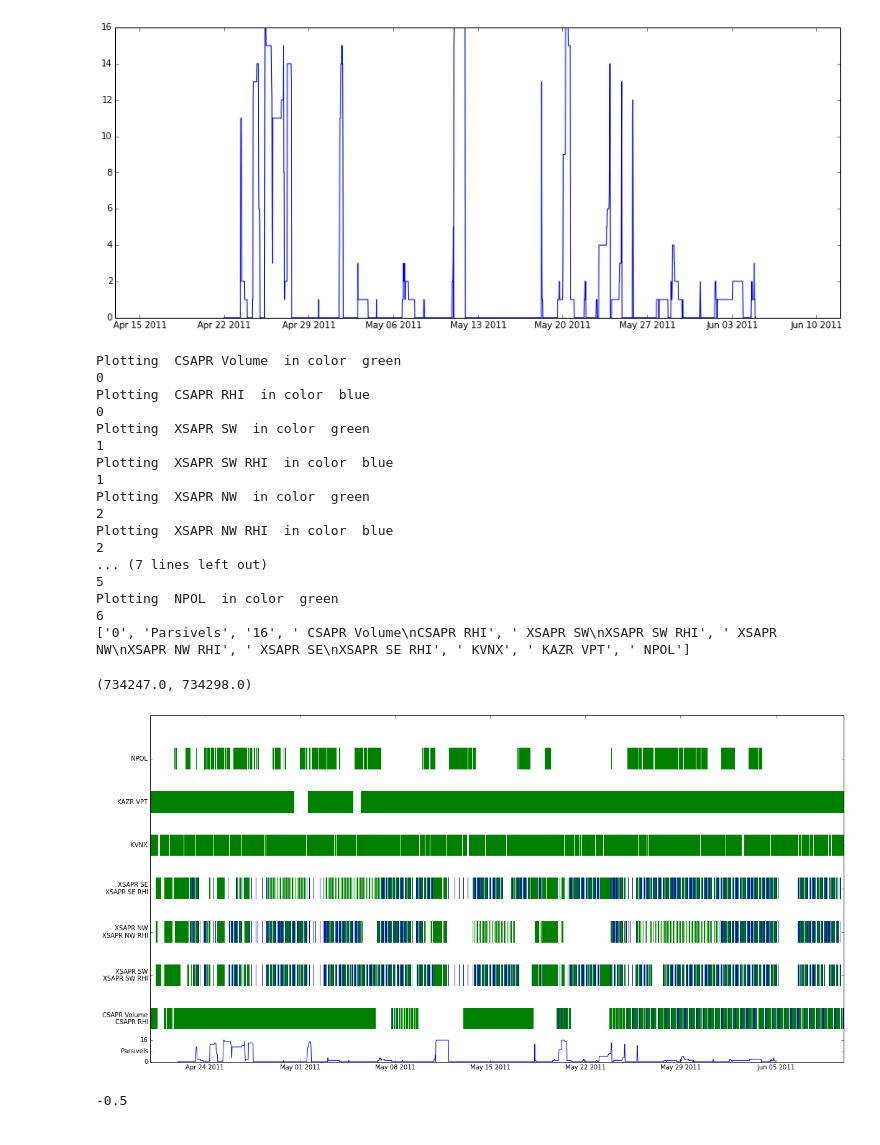
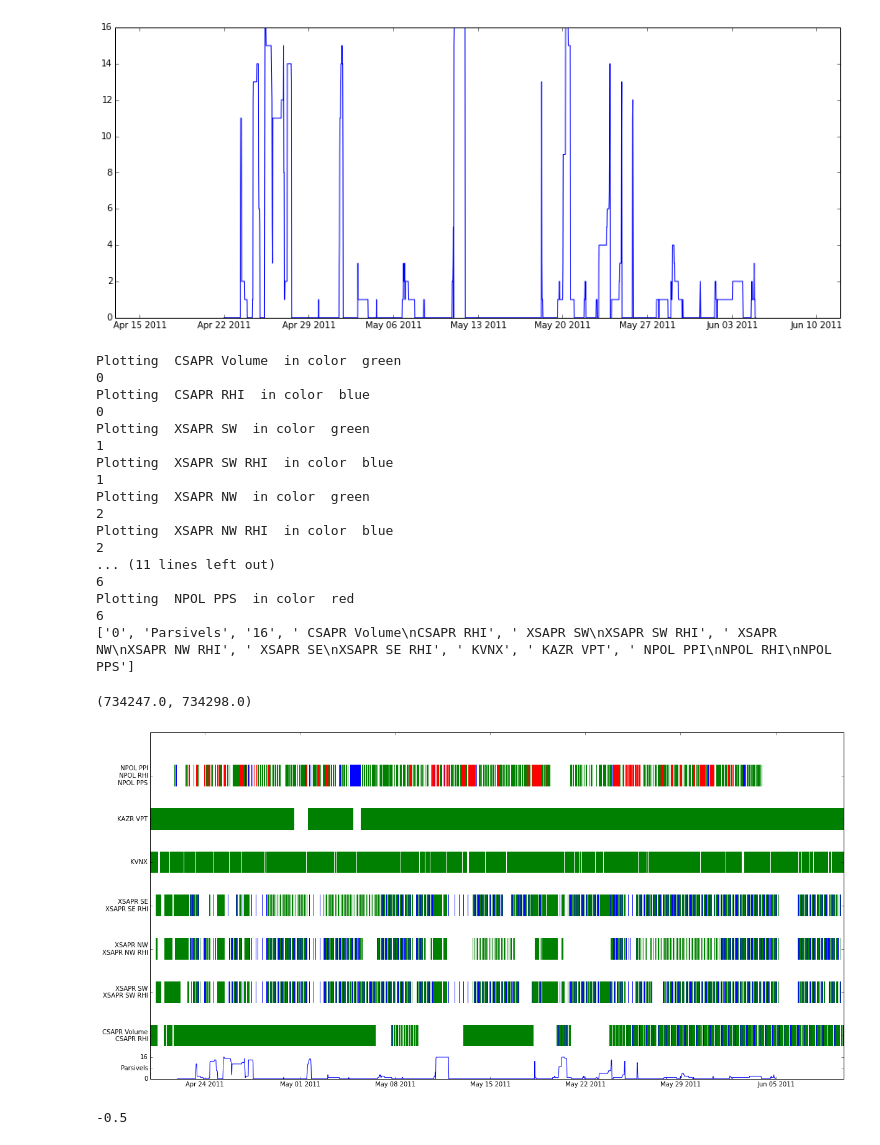
Before and after one commit to scollis/data_coverage, a Jupyter notebook: coverage_plot.ipynb, the cells around one changed output. Saved outputs shown, nothing was run; the diff lists cells and outputs as text; code cells hidden in the pictures.

Commit message:
ENH: NPOL added to plot

```diff
--- a/coverage_plot.ipynb
+++ b/coverage_plot.ipynb
@@ -33,7 +33,7 @@ fh.close()
 fh = open('kazr.pickle')
 kazr_data_dict = pickle.load(fh)
 fh.close()
-fh = open('npol.pickle')
+fh = open('npol_raw.pickle')
 npol_data_dict = pickle.load(fh)
 fh.close()
 
@@ -78,14 +78,14 @@ groups = [('CSAPR Volume','CSAPR RHI'),
           ('XSAPR SE','XSAPR SE RHI'),
           ('KVNX',),
           ('KAZR VPT',),
-          ('NPOL',)]
+          ('NPOL PPI','NPOL RHI', 'NPOL PPS')]
 cols = [('green', 'blue'),
         ('green', 'blue'),
         ('green', 'blue'),
         ('green', 'blue'),
         ('green',),
         ('green',),
-        ('green',)]
+        ('green', 'blue', 'red')]
 
 months = mdates.DayLocator()  # every month
 dayFmt = mdates.DateFormatter('%Y-%M-%D')
@@ -100,38 +100,38 @@ for i in range(len(groups)):
         ax.broken_barh(data_dict[groups[i][j]], (i-0.25, .5), facecolors = cols[i][j], edgecolors = 'none')
         print i
         if j == 0:
             nm = nm + ' ' + groups[i][j]
         else:
             nm = nm + '\n' + groups[i][j]
     noms.append(nm)
 
 plt.plot(time, (n_apus/(32)) -1)
 plons = np.concatenate([np.array([-1.0,-0.75, -0.5]), range(len(noms)-2)])
 ax.set_yticks(plons)
 print noms
 ax.set_yticklabels(noms)
 ax.xaxis_date()
 ax.set_xlim([mdates.datestr2num('2011-04-20'), mdates.datestr2num('2011-06-10')])
 # %% [output]
 Plotting  CSAPR Volume  in color  green
 0
 Plotting  CSAPR RHI  in color  blue
 0
 Plotting  XSAPR SW  in color  green
 1
 Plotting  XSAPR SW RHI  in color  blue
 1
 Plotting  XSAPR NW  in color  green
 2
 Plotting  XSAPR NW RHI  in color  blue
 2
-... (7 lines left out)
-5
-Plotting  NPOL  in color  green
+... (11 lines left out)
 6
-['0', 'Parsivels', '16', ' CSAPR Volume\nCSAPR RHI', ' XSAPR SW\nXSAPR SW RHI', ' XSAPR NW\nXSAPR NW RHI', ' XSAPR SE\nXSAPR SE RHI', ' KVNX', ' KAZR VPT', ' NPOL']
+Plotting  NPOL PPS  in color  red
+6
+['0', 'Parsivels', '16', ' CSAPR Volume\nCSAPR RHI', ' XSAPR SW\nXSAPR SW RHI', ' XSAPR NW\nXSAPR NW RHI', ' XSAPR SE\nXSAPR SE RHI', ' KVNX', ' KAZR VPT', ' NPOL PPI\nNPOL RHI\nNPOL PPS']
 (734247.0, 734298.0)
-[figure, old version]
+[figure, new version]
 # %%
 print (n_apus/(32) -1).max()
 # %% [output]
```
Also changed, not shown: parts of 3 cells of this notebook.
